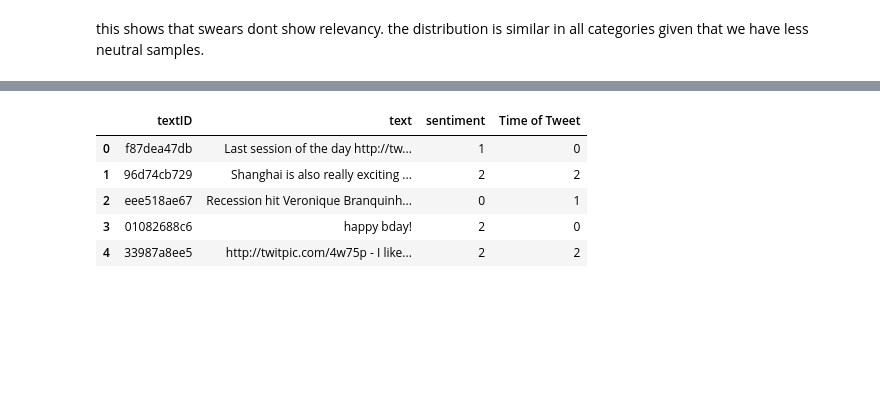
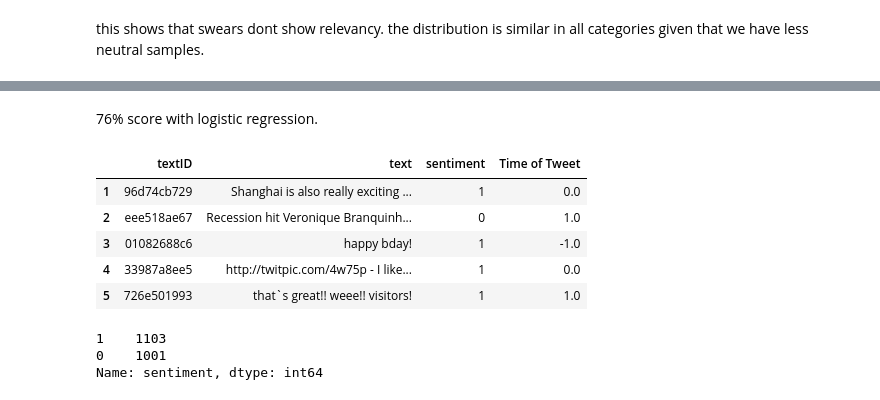
Before and after one commit to Omaressam2002/Sentiment_analysis, a Jupyter notebook: Sentiment_analysis.ipynb, the cells around one changed output, grey strips where cells are left out. Drawn from its saved outputs; the diff is of its cells as text; code cells hidden in the pictures; blank space fills up the shorter version.

```diff
--- a/Sentiment_analysis.ipynb
+++ b/Sentiment_analysis.ipynb
@@ -396,28 +323,36 @@ test1.head(5)
+# %% [markdown]
+76% score with logistic regression.
 # %%
 test1 = pd.read_csv("Dataset/test.csv",encoding= 'unicode_escape')
 
 test1.drop(axis = 1,labels = ['Population -2020','Land Area (Km²)','Country','Age of User',"Density (P/Km²)"],inplace=True)
 test1 = test1[test1.text.notnull()]
 test1.reset_index(drop=True,inplace = True )
 
 test1['Time of Tweet'][test1['Time of Tweet'] == 'morning'] = -1
 test1['Time of Tweet'][test1['Time of Tweet'] == 'noon'] = 0
 test1['Time of Tweet'][test1['Time of Tweet'] == 'night'] = 1
 test1['Time of Tweet'] = (test1['Time of Tweet'].astype('float'))
 
+test1 = test1[test1['sentiment'] != 'neutral']
 test1['sentiment'][test1['sentiment'] == 'negative'] = 0
-test1['sentiment'][test1['sentiment'] == 'neutral'] = 1
-test1['sentiment'][test1['sentiment'] == 'positive'] = 2
-test1['Time of Tweet'] = (test1['Time of Tweet'].astype('int'))
+test1['sentiment'][test1['sentiment'] == 'positive'] = 1
+test1['sentiment'] = (test1['sentiment'].astype('int'))
 
 test1.head(5)
 # %% [output]
 |  | textID | text | sentiment | Time of Tweet |
-| 0 | f87dea47db | Last session of the day http://tw... | 1 | 0 |
-| 1 | 96d74cb729 | Shanghai is also really exciting ... | 2 | 2 |
-| 2 | eee518ae67 | Recession hit Veronique Branquinh... | 0 | 1 |
-| 3 | 01082688c6 | happy bday! | 2 | 0 |
-| 4 | 33987a8ee5 | http://twitpic.com/4w75p - I like... | 2 | 2 |
+| 1 | 96d74cb729 | Shanghai is also really exciting ... | 1 | 0.0 |
+| 2 | eee518ae67 | Recession hit Veronique Branquinh... | 0 | 1.0 |
+| 3 | 01082688c6 | happy bday! | 1 | -1.0 |
+| 4 | 33987a8ee5 | http://twitpic.com/4w75p - I like... | 1 | 0.0 |
+| 5 | 726e501993 | that`s great!! weee!! visitors! | 1 | 1.0 |
+# %%
+test1['sentiment'].value_counts()
+# %% [output]
+1    1103
+0    1001
+Name: sentiment, dtype: int64
 # %%
 yt = test1['sentiment'].values
 idx = test1['textID'].values
```
Also changed, not shown: parts of 30 cells of this notebook.
